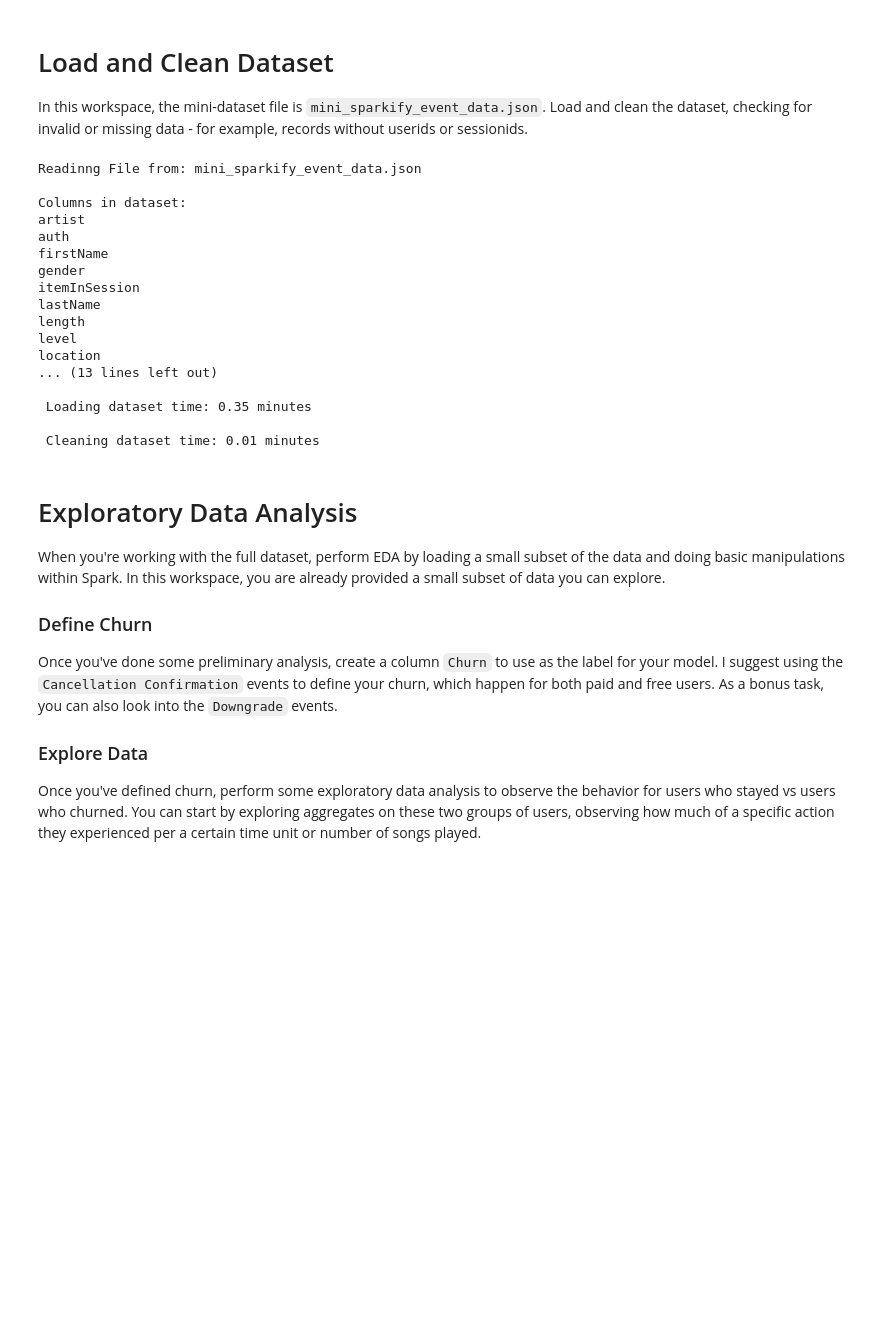
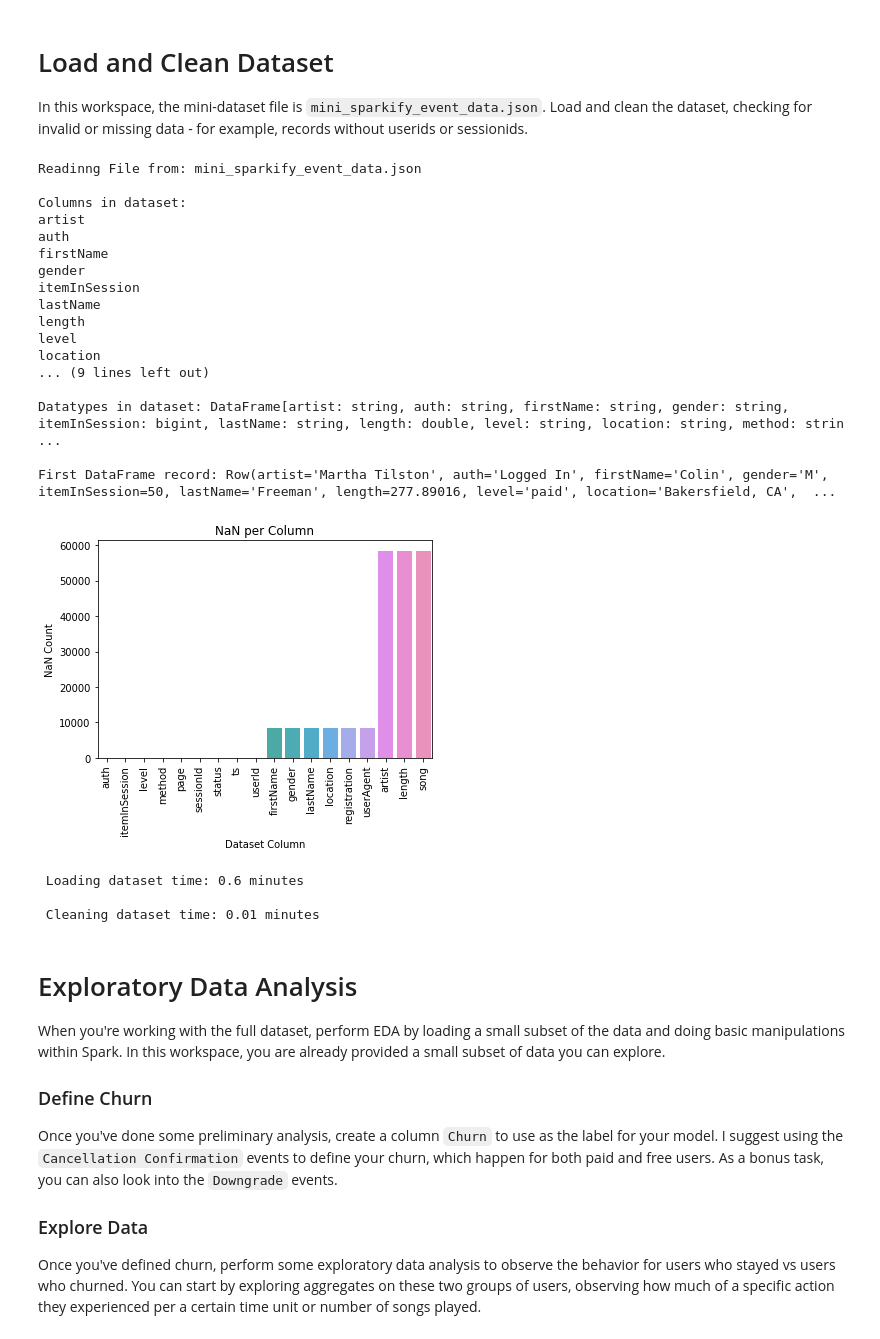
Before and after one commit to chpolyzo/DSND, a Jupyter notebook: Sparkify/Sparkify.ipynb, the cells around one changed output. Cells and saved outputs as stored; diff of their text form; code cells hidden in the pictures; blank space fills up the shorter version.

```diff
--- a/Sparkify/Sparkify.ipynb
+++ b/Sparkify/Sparkify.ipynb
@@ -105,6 +106,32 @@ def load_dataset(spark, path = 'mini_sparkify_event_data.json'):
 
     return df
 
+
+def create_nan_dict(df):
+    '''
+    Description: Gets a spark dataframe and returns a python dictionary with  sum of null values
+    Input: Spark DataFrame
+    Output: Ordered dicronary ranging from the highest number of nulls to the lowest
+
+    '''
+
+    # create a dictionary keeping column names and nans
+    nan_dict = {}
+    for col in df.columns:
+        nan_dict[col] = df.where(df[col].isNull()|F.isnan(df[col])).select(col).count()
+
+        sorted_dict = dict(sorted(nan_dict.items(), key=lambda item: item[1]))
+        # plot Null values
+    sns.barplot([*sorted_dict.keys()],[*sorted_dict.values()])
+    plt.title('NaN per Column')
+    plt.xlabel('Dataset Column')
+    plt.ylabel('NaN Count')
+    plt.xticks(rotation = 90)
+    plt.yticks()
+    plt.show();
+
+    return sorted_dict
+
 def clean_dataset(df):
     '''
     Data Cleaning
@@ -122,31 +149,36 @@ def clean_dataset(df):
 # %%
 start = time.time()
 df = load_dataset(spark)
+nan_dict = create_nan_dict(df)
 stop = time.time()
 print(f'\n Loading dataset time: {round((stop - start)/60, 2)} minutes')
 
 start = time.time()
 log_events = clean_dataset(df)
 stop = time.time()
 print(f'\n Cleaning dataset time: {round((stop - start)/60, 2)} minutes')
 # %% [output]
 Readinng File from: mini_sparkify_event_data.json
 
 Columns in dataset:
 artist
 auth
 firstName
 gender
 itemInSession
 lastName
 length
 level
 location
-... (13 lines left out)
+... (9 lines left out)
 
- Loading dataset time: 0.35 minutes
+Datatypes in dataset: DataFrame[artist: string, auth: string, firstName: string, gender: string, itemInSession: bigint, lastName: string, length: double, level: string, location: string, method: strin ...
 
- Cleaning dataset time: 0.01 minutes
+First DataFrame record: Row(artist='Martha Tilston', auth='Logged In', firstName='Colin', gender='M', itemInSession=50, lastName='Freeman', length=277.89016, level='paid', location='Bakersfield, CA',  ...
+[figure, added]
+ Loading dataset time: 0.6 minutes
+
+ Cleaning dataset time: 0.01 minutes
 # %% [markdown]
 # Exploratory Data Analysis
 When you're working with the full dataset, perform EDA by loading a small subset of the data and doing basic manipulations within Spark. In this workspace, you are already provided a small subset of data you can explore.
```
Also changed, not shown: parts of 32 cells of this notebook, 19 other files.
